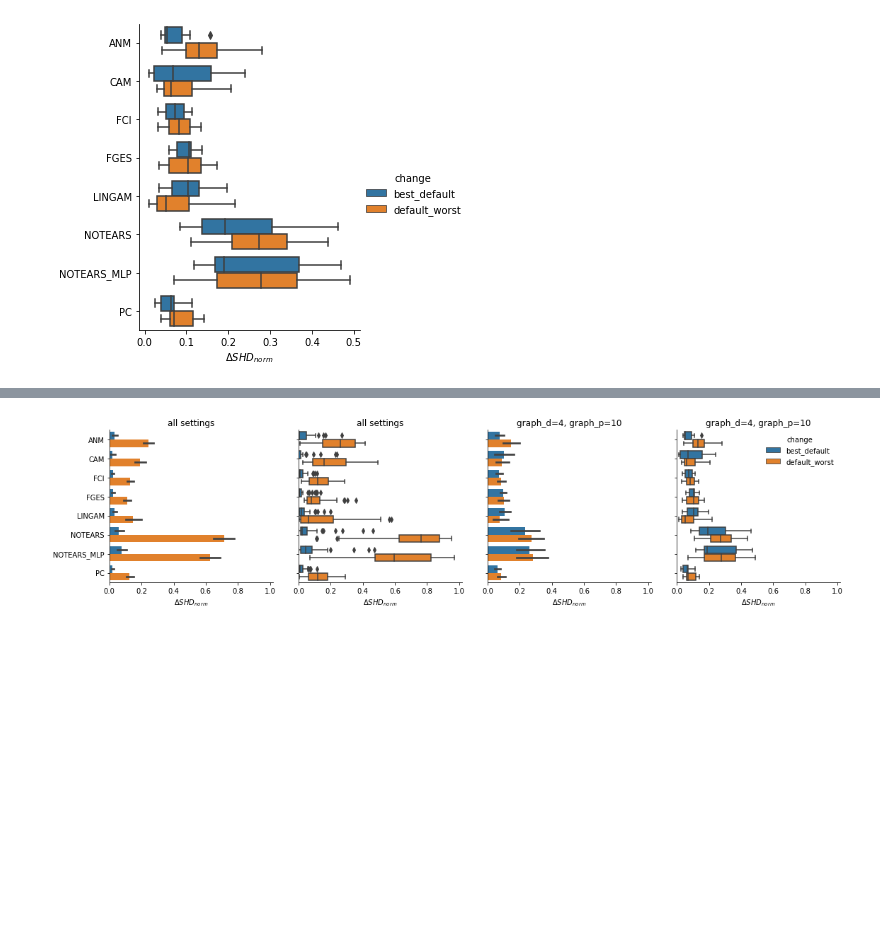
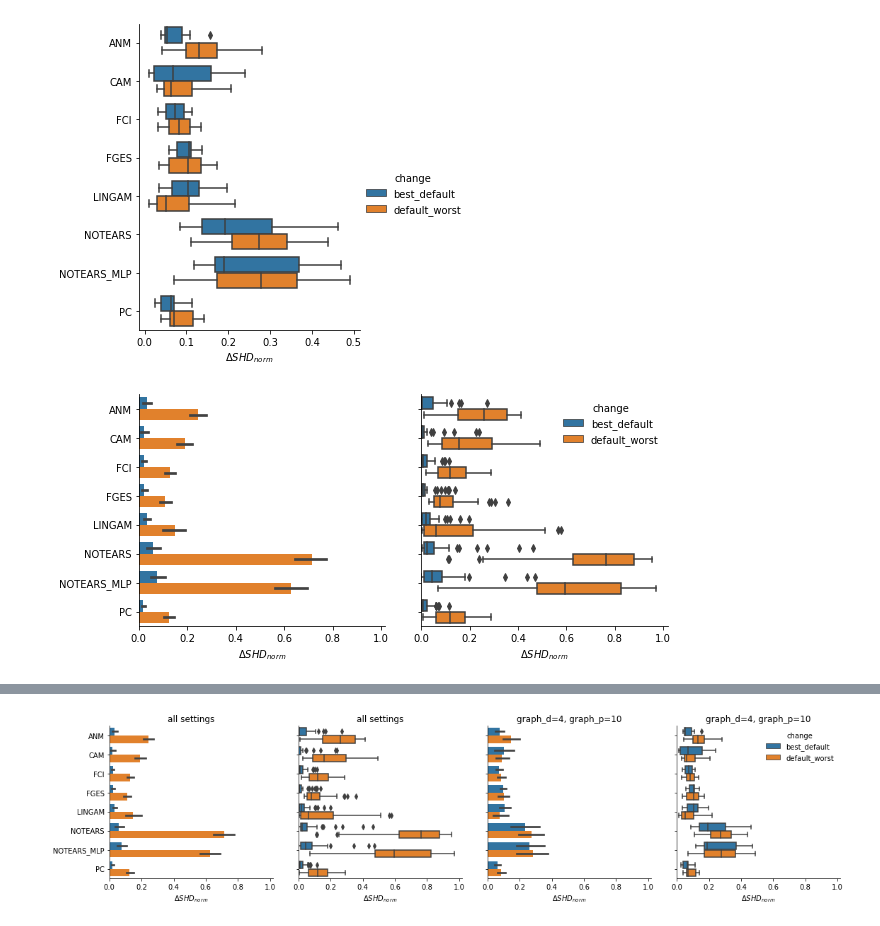
Before and after one commit to misoc-mml/hyperparams-causal-discovery, a Jupyter notebook: hyperparams/hyperparam_quality_norm.ipynb, the cells around one changed output, grey strips where cells are left out. Saved outputs shown, nothing was run; the diff lists cells and outputs as text; code cells hidden in the pictures; blank space fills up the shorter version.

```diff
--- a/hyperparams/hyperparam_quality_norm.ipynb
+++ b/hyperparams/hyperparam_quality_norm.ipynb
@@ -90,3 +94,22 @@ sns.catplot(data=df_sel, x='delta_SHD', y='id', hue='change', kind='box', orient
 plt.savefig('./plots/hyper_qual/hq_box_case.pdf', dpi=1000)
 # %% [output]
 [figure]
+# %%
+fig, axs = plt.subplots(1, 2, sharex=True, figsize=(9, 4))
+axs = axs.flatten()
+
+ax = axs[0]
+sns.barplot(data=df_diff, x='delta_SHD', y='id', hue='change', orient='h', ax=ax).set(xlabel='$\Delta SHD_{norm}$', ylabel=' ')
+ax.get_legend().remove()
+ax.spines[['right', 'top']].set_visible(False)
+
+ax = axs[1]
+sns.boxplot(data=df_diff, x='delta_SHD', y='id', hue='change', orient='h', ax=ax).set(xlabel='$\Delta SHD_{norm}$', ylabel=' ', yticklabels=[])
+ax.spines[['right', 'top']].set_visible(False)
+
+sns.move_legend(ax, loc='upper right', frameon=False)
+
+plt.tight_layout()
+plt.savefig('./plots/hyper_qual/hq_all_combined.pdf', dpi=1000)
+# %% [output]
+[figure, added]
```
Also changed, not shown: parts of 2 cells of this notebook, 3 other files.
